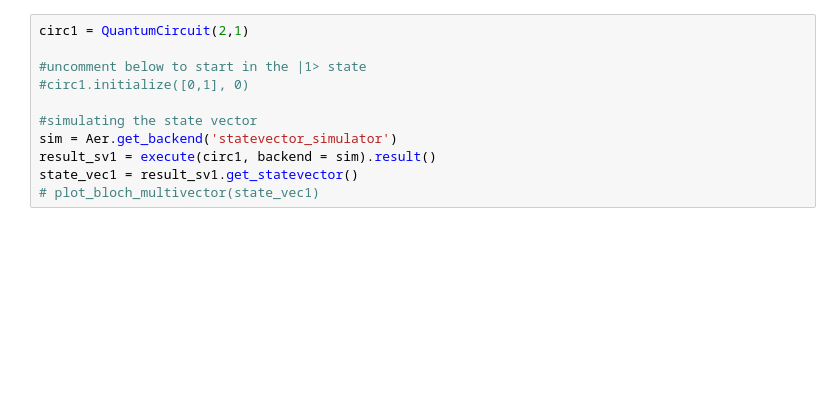
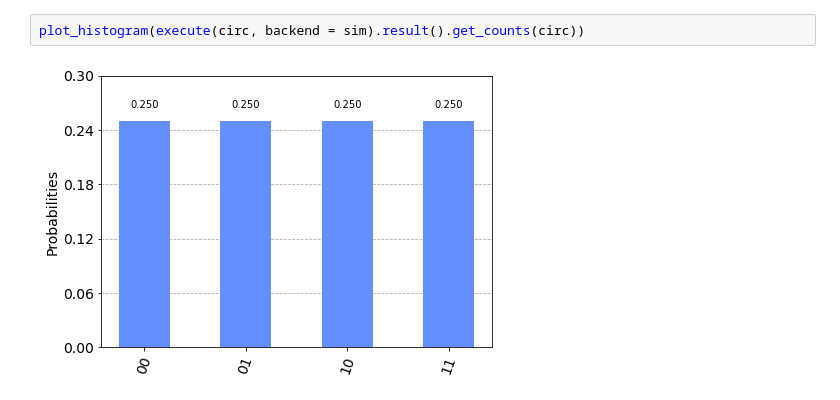
Before and after one commit to y-pleim/AdiabaticPrinciple, a Jupyter notebook: adiabatic.ipynb, the cells around one changed output. Saved outputs shown, nothing was run; the diff lists cells and outputs as text; blank space fills up the shorter version.

```diff
--- a/adiabatic.ipynb
+++ b/adiabatic.ipynb
@@ -5,11 +49,4 @@ from qiskit.tools.visualization import plot_bloch_multivector
-# %%
-circ1 = QuantumCircuit(2,1)
-
-#uncomment below to start in the |1> state
-#circ1.initialize([0,1], 0)
-
-#simulating the state vector
-sim = Aer.get_backend('statevector_simulator')
-result_sv1 = execute(circ1, backend = sim).result()
-state_vec1 = result_sv1.get_statevector()
-# plot_bloch_multivector(state_vec1)
+# %%
+plot_histogram(execute(circ, backend = sim).result().get_counts(circ))
+# %% [output]
+[figure, added]
```
Also changed, not shown: parts of 18 cells of this notebook, 3 other files.
